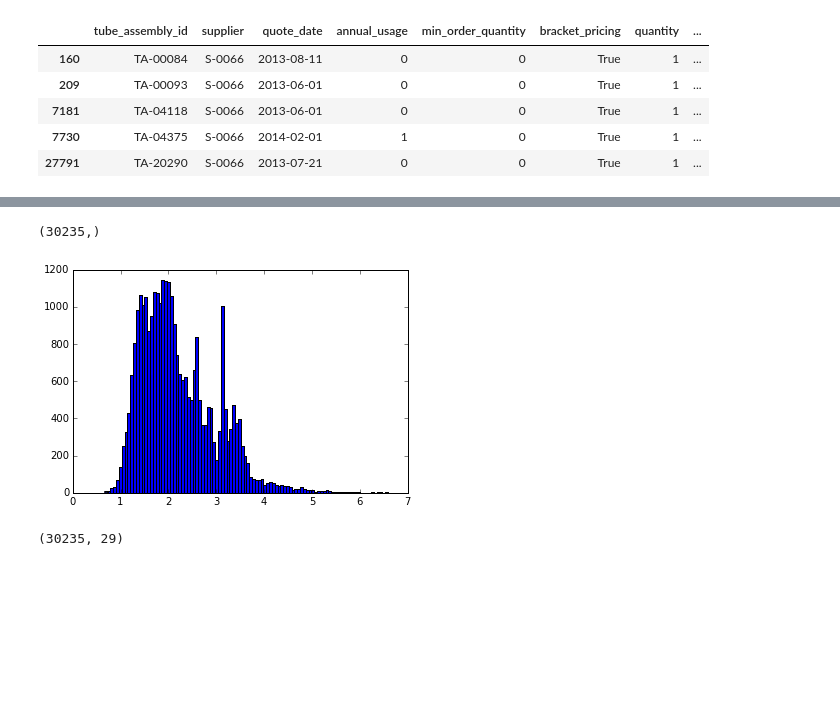
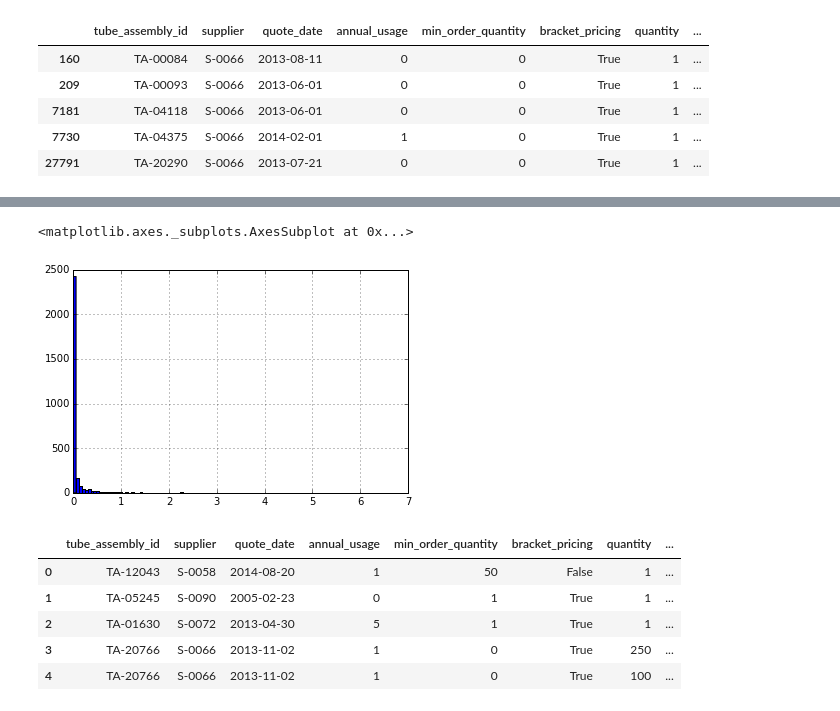
Before and after one commit to cberzan/kaggle-caterpillar, a Jupyter notebook: caterpillar-tube-pricing/random_forests.ipynb, the cells around one changed output, grey strips where cells are left out. Saved outputs shown, nothing was run; the diff lists cells and outputs as text; code cells hidden in the pictures; blank space fills up the shorter version.

```diff
--- a/caterpillar-tube-pricing/random_forests.ipynb
+++ b/caterpillar-tube-pricing/random_forests.ipynb
@@ -172,6 +172,7 @@ y_test_pred.shape
 df = X_test.copy()
 df['log_cost'] = y_test
 df['pred_log_cost'] = y_test_pred
+df['err2'] = (df['log_cost'] - df['pred_log_cost']) ** 2
 df[7:15]
 # %% [output]
 |  | tube_assembly_id | supplier | quote_date | annual_usage | min_order_quantity | bracket_pricing | quantity | ... |
@@ -209,11 +198,19 @@ Wall time: 406 ms
-# %%
-y_actual_test_pred = reg.predict(X_actual_test_np)
-hist(y_actual_test_pred, bins=100);
-y_actual_test_pred.shape
-# %% [output]
-(30235,)
-[figure, removed]
-# %%
-aug_test_set.log
-# %% [output]
-(30235, 29)
+# %%
+df.err2.hist(bins=100)
+# %% [output]
+<matplotlib.axes._subplots.AxesSubplot at 0x...>
+[figure, added]
+# %%
+df['orig_index'] = df.index
+df.sort('err2', ascending=False, inplace=True)
+df.reset_index(drop=True, inplace=True)
+df['cum_err2'] = df.err2.cumsum()
+df['cum_err2_frac'] = df.cum_err2 / df.err2.sum()
+df[:5]
+# %% [output]
+|  | tube_assembly_id | supplier | quote_date | annual_usage | min_order_quantity | bracket_pricing | quantity | ... |
+| 0 | TA-12043 | S-0058 | 2014-08-20 | 1 | 50 | False | 1 | ... |
+| 1 | TA-05245 | S-0090 | 2005-02-23 | 0 | 1 | True | 1 | ... |
+| 2 | TA-01630 | S-0072 | 2013-04-30 | 5 | 1 | True | 1 | ... |
+| 3 | TA-20766 | S-0066 | 2013-11-02 | 1 | 0 | True | 250 | ... |
+| 4 | TA-20766 | S-0066 | 2013-11-02 | 1 | 0 | True | 100 | ... |
```
Also changed, not shown: parts of 17 cells of this notebook, 1 other file.
